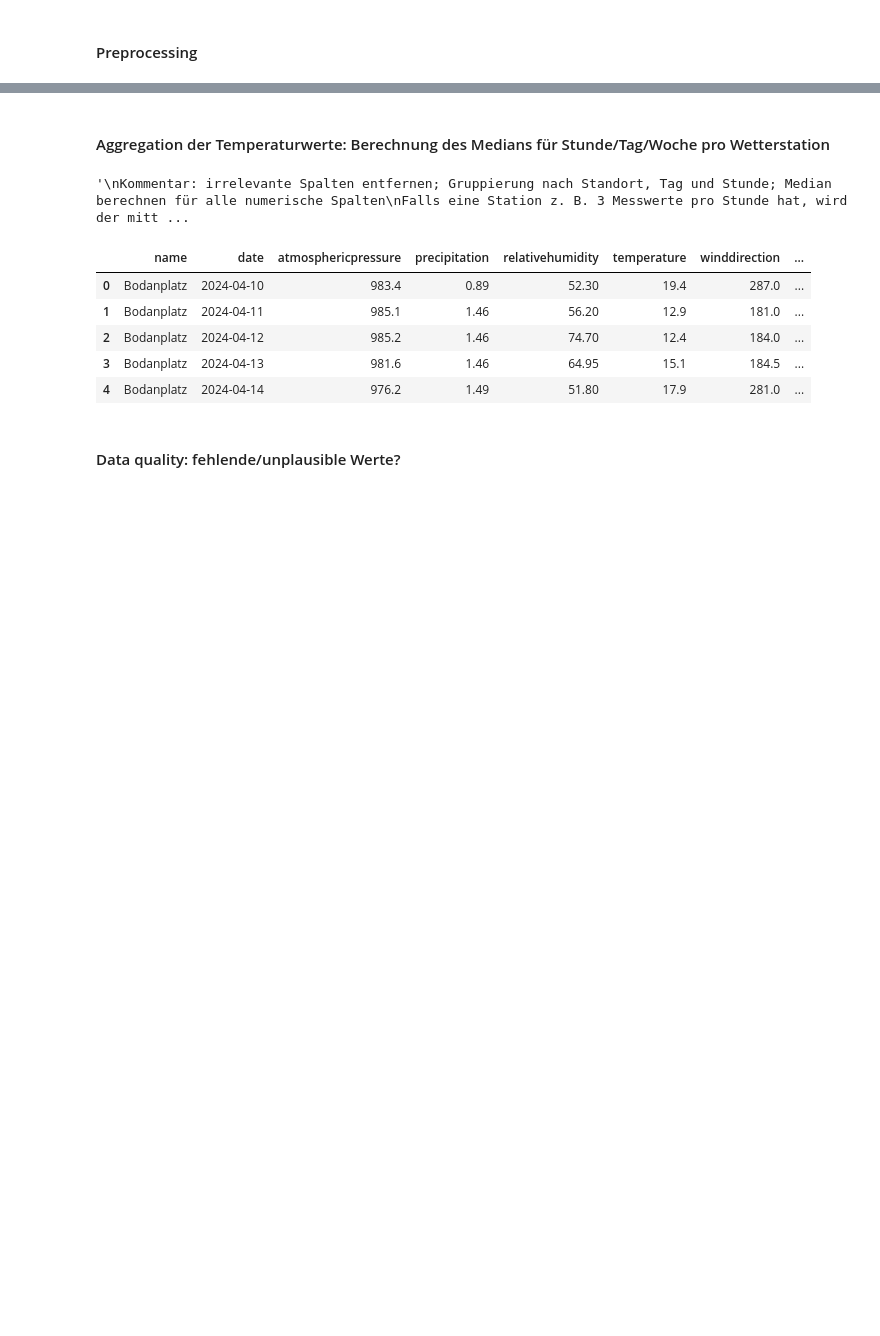
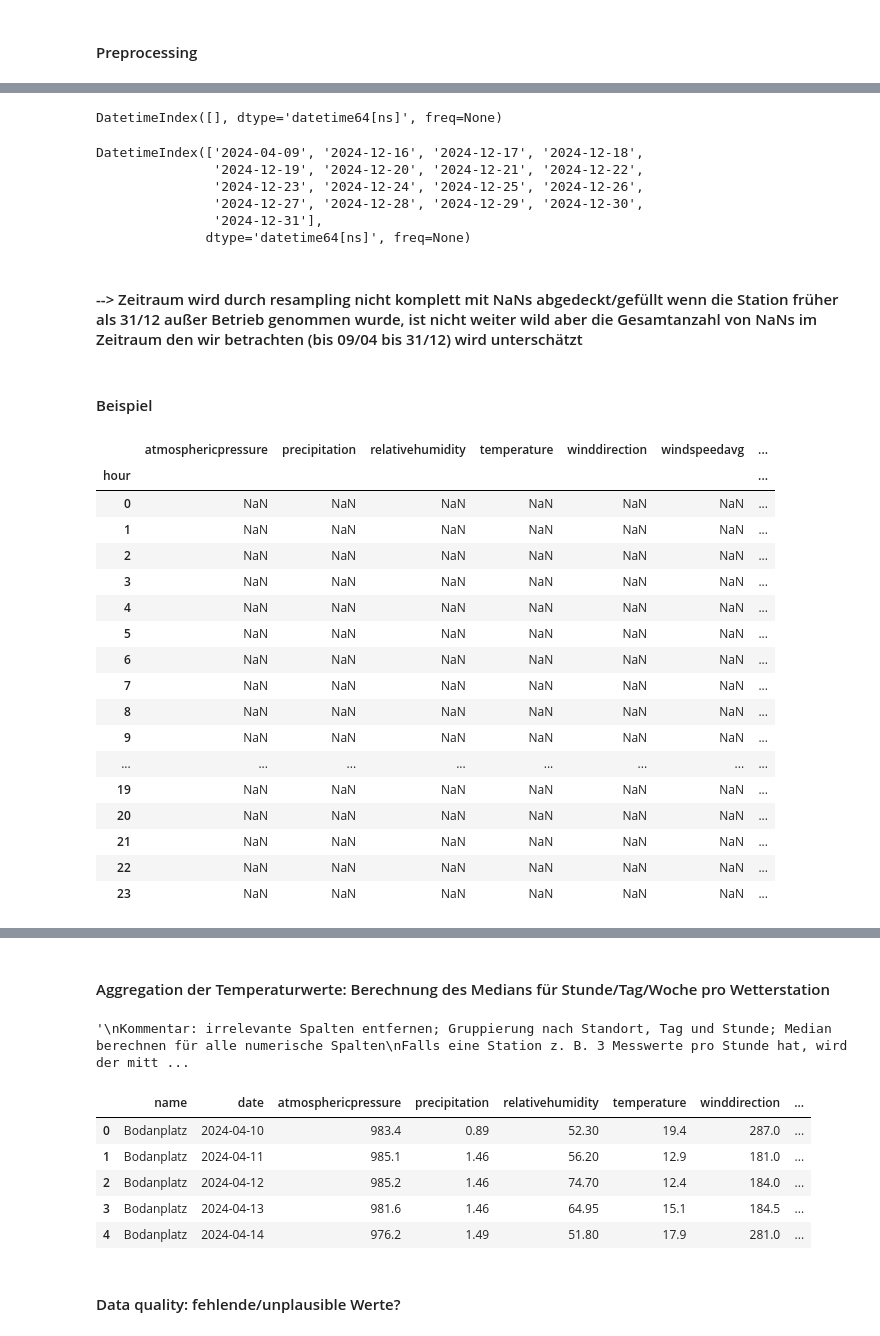
Before and after one commit to sgc-kn/dashboards, a Jupyter notebook: maites_notebooks/wetterstationen_glimpse.ipynb, the cells around one changed output, grey strips where cells are left out. Saved outputs shown, nothing was run; the diff lists cells and outputs as text; code cells hidden in the pictures; blank space fills up the shorter version.

```diff
--- a/maites_notebooks/wetterstationen_glimpse.ipynb
+++ b/maites_notebooks/wetterstationen_glimpse.ipynb
@@ -16,10 +27,10 @@ import datetime
 import seaborn as sns
 import matplotlib.pyplot as plt
 # %%
-rich_filepath = "/Users/richie/Projects/SGC-K/data/data_weather_stations_2024.csv"
-#ws = pd.read_csv('/Users/maite/Downloads/data_weather_stations_2024.csv')
+ws_richard = pd.read_csv('/Users/maite/Downloads/data_weather_stations_2024.csv')
+ws_maite = pd.read_csv('/Users/maite/Downloads/data_weather_stations_2024.csv')
+ws = pd.read_csv('/Users/maite/Downloads/data_weather_stations_2024.csv')
 #dwd = pd.read_csv('/Users/maite/Downloads/Historische Wetterdaten_täglich.csv', sep=';')
-ws = pd.read_csv(rich_filepath)
 ws.head()
 # %% [output]
 |  | entity_id | name | dateobserved | atmosphericpressure | precipitation | relativehumidity | temperature | ... |
@@ -40,0 +87,19 @@ ws['entity_id'] = ws['entity_id'].str.replace("urn:ngsi-ld:WeatherObserved:", ""
+# %%
+ws_maite['dateobserved'] = pd.to_datetime(ws_maite['dateobserved'].str.split('[.+]', n=1).str[0])
+
+ws_maite['date'] = ws_maite['dateobserved'].dt.date
+ws_maite['time'] = ws_maite['dateobserved'].dt.time
+ws_maite['hour'] = ws_maite['dateobserved'].dt.hour
+ws_maite['week_of_year'] = ws_maite['dateobserved'].dt.isocalendar().week
+
+ws_maite['entity_id'] = ws_maite['entity_id'].str.replace("urn:ngsi-ld:WeatherObserved:", "", regex=True)
+# %%
+ws_maite = ws_maite.drop(columns=['entity_id', 'dateobserved', 'time']).groupby(['name', 'date', 'hour']).median().round(2).reset_index()
+# %%
+all_combinations_hour = pd.MultiIndex.from_product(
+    [ws_maite['name'].unique(), pd.to_datetime(ws_maite['date']).unique(), range(24)],
+    names=['name', 'date', 'hour']
+)
+
+ws_maite_compl = ws_maite.set_index(['name', 'date', 'hour']).reindex(all_combinations_hour, fill_value=np.nan)
+ws_maite_compl.isna().sum() #5280
@@ -40,0 +121,55 @@ ws['entity_id'] = ws['entity_id'].str.replace("urn:ngsi-ld:WeatherObserved:", ""
+# %%
+#check maite
+dates = pd.to_datetime(ws_maite_compl.xs('Döbele', level='name').index.get_level_values('date'))
+
+#vollständige datumsreihe von 2024-04-09 bis 2024-12-31
+full_date_range = pd.date_range(start='2024-04-09', end='2024-12-31')
+
+#vergleich mit vorhandenen daten
+missing_dates = full_date_range.difference(dates)
+print(missing_dates)
+# %% [output]
+DatetimeIndex([], dtype='datetime64[ns]', freq=None)
+# %%
+#check richard - was fehlt?
+dates = pd.to_datetime(ws_richard[ws_richard['name'] == 'Döbele']['dateobserved'])
+
+#vollständige datumsreihe von 2024-04-09 bis 2024-12-31
+full_date_range = pd.date_range(start='2024-04-09', end='2024-12-31')
+
+#vergleich mit vorhandenen daten
+missing_dates = full_date_range.difference(dates)
+print(missing_dates)
+# %% [output]
+DatetimeIndex(['2024-04-09', '2024-12-16', '2024-12-17', '2024-12-18',
+               '2024-12-19', '2024-12-20', '2024-12-21', '2024-12-22',
+               '2024-12-23', '2024-12-24', '2024-12-25', '2024-12-26',
+               '2024-12-27', '2024-12-28', '2024-12-29', '2024-12-30',
+               '2024-12-31'],
+              dtype='datetime64[ns]', freq=None)
+# %% [markdown]
+#### --> Zeitraum wird durch resampling nicht komplett mit NaNs abgedeckt/gefüllt wenn die Station früher als 31/12 außer Betrieb genommen wurde, ist nicht weiter wild aber die Gesamtanzahl von NaNs im Zeitraum den wir betrachten (bis 09/04 bis 31/12) wird unterschätzt
+# %% [markdown]
+#### Beispiel
+# %%
+#Stephansplatz 2024-12-24 fehlt und ist als NaN eingetragen
+ws_maite_compl.loc[('Döbele', '2024-12-20')]
+# %% [output]
+|  | atmosphericpressure | precipitation | relativehumidity | temperature | winddirection | windspeedavg | ... |
+| hour |  |  |  |  |  |  | ... |
+| 0 | NaN | NaN | NaN | NaN | NaN | NaN | ... |
+| 1 | NaN | NaN | NaN | NaN | NaN | NaN | ... |
+| 2 | NaN | NaN | NaN | NaN | NaN | NaN | ... |
+| 3 | NaN | NaN | NaN | NaN | NaN | NaN | ... |
+| 4 | NaN | NaN | NaN | NaN | NaN | NaN | ... |
+| 5 | NaN | NaN | NaN | NaN | NaN | NaN | ... |
+| 6 | NaN | NaN | NaN | NaN | NaN | NaN | ... |
+| 7 | NaN | NaN | NaN | NaN | NaN | NaN | ... |
+| 8 | NaN | NaN | NaN | NaN | NaN | NaN | ... |
+| 9 | NaN | NaN | NaN | NaN | NaN | NaN | ... |
+| ... | ... | ... | ... | ... | ... | ... | ... |
+| 19 | NaN | NaN | NaN | NaN | NaN | NaN | ... |
+| 20 | NaN | NaN | NaN | NaN | NaN | NaN | ... |
+| 21 | NaN | NaN | NaN | NaN | NaN | NaN | ... |
+| 22 | NaN | NaN | NaN | NaN | NaN | NaN | ... |
+| 23 | NaN | NaN | NaN | NaN | NaN | NaN | ... |
```
Also changed, not shown: parts of 16 cells of this notebook.
